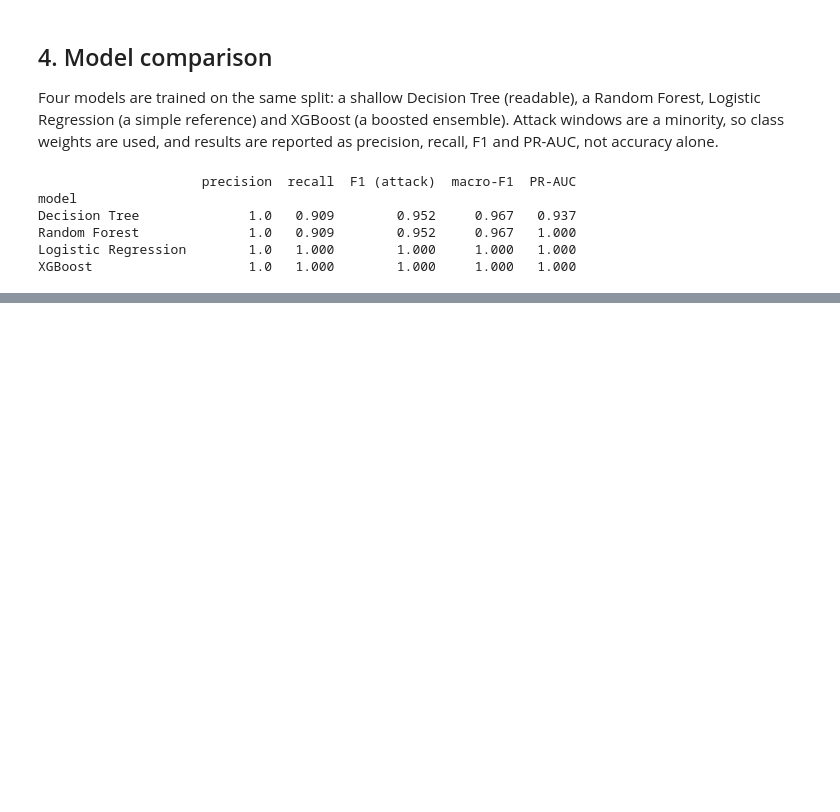
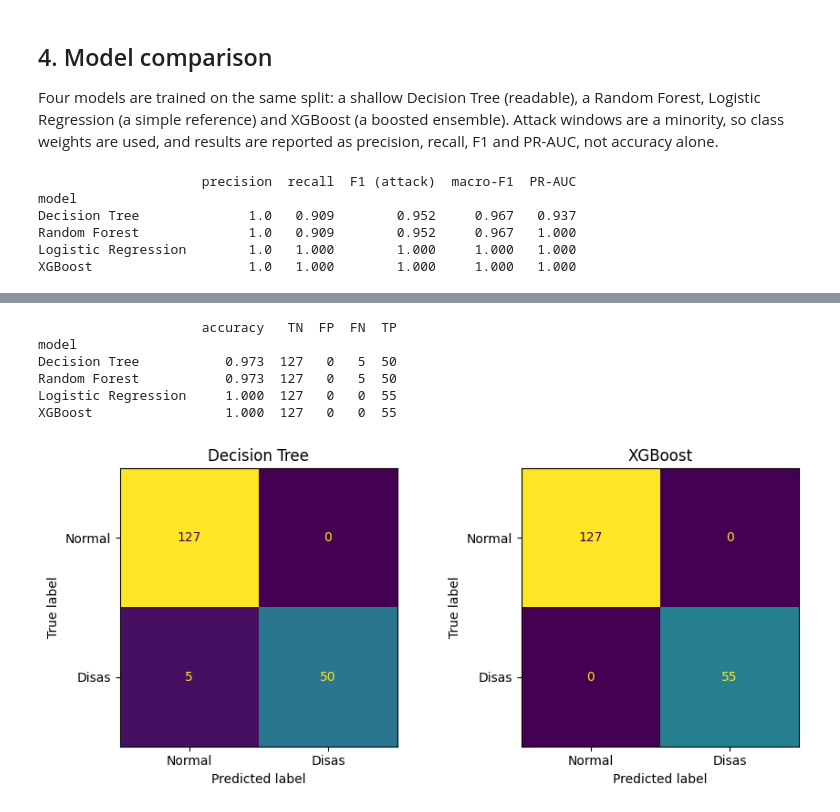
Before and after one commit to Guy0Kana/AWID3-WIDS, a Jupyter notebook: awid3-wids.ipynb, the cells around one changed output, grey strips where cells are left out. Cells and saved outputs as stored; diff of their text form; code cells hidden in the pictures; blank space fills up the shorter version.

```diff
--- a/awid3-wids.ipynb
+++ b/awid3-wids.ipynb
@@ -541,0 +593,29 @@ XGBoost                    1.0   1.000        1.000     1.000   1.000
+# %%
+from sklearn.metrics import accuracy_score, confusion_matrix, ConfusionMatrixDisplay
+import matplotlib.pyplot as plt
+
+X_d, y_d = te_d[FEATS_D], te_d["label"]
+
+rows = []
+for name, m in models_d.items():
+    pred = m.predict(X_d)
+    tn, fp, fn, tp = confusion_matrix(y_d, pred).ravel()
+    rows.append({"model": name, "accuracy": accuracy_score(y_d, pred),
+                 "TN": tn, "FP": fp, "FN": fn, "TP": tp})
+print(pd.DataFrame(rows).set_index("model").round(3))
+
+fig, axes = plt.subplots(1, 2, figsize=(9, 4))
+for ax, name in zip(axes, ["Decision Tree", boost_name]):
+    ConfusionMatrixDisplay.from_predictions(y_d, models_d[name].predict(X_d),
+                                            display_labels=["Normal", "Disas"],
+                                            ax=ax, colorbar=False)
+    ax.set_title(name)
+plt.tight_layout(); plt.show()
+# %% [output]
+                     accuracy   TN  FP  FN  TP
+model
+Decision Tree           0.973  127   0   5  50
+Random Forest           0.973  127   0   5  50
+Logistic Regression     1.000  127   0   0  55
+XGBoost                 1.000  127   0   0  55
+[figure, added]
```
Also changed, not shown: parts of 17 cells of this notebook.
